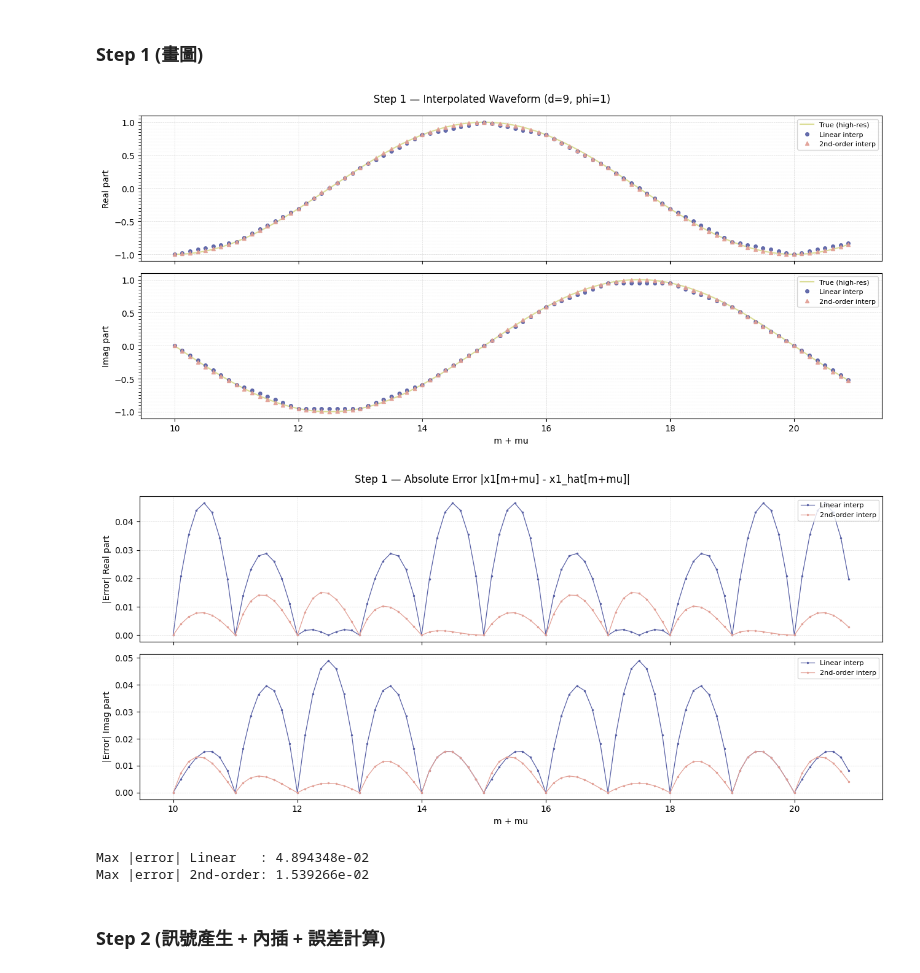
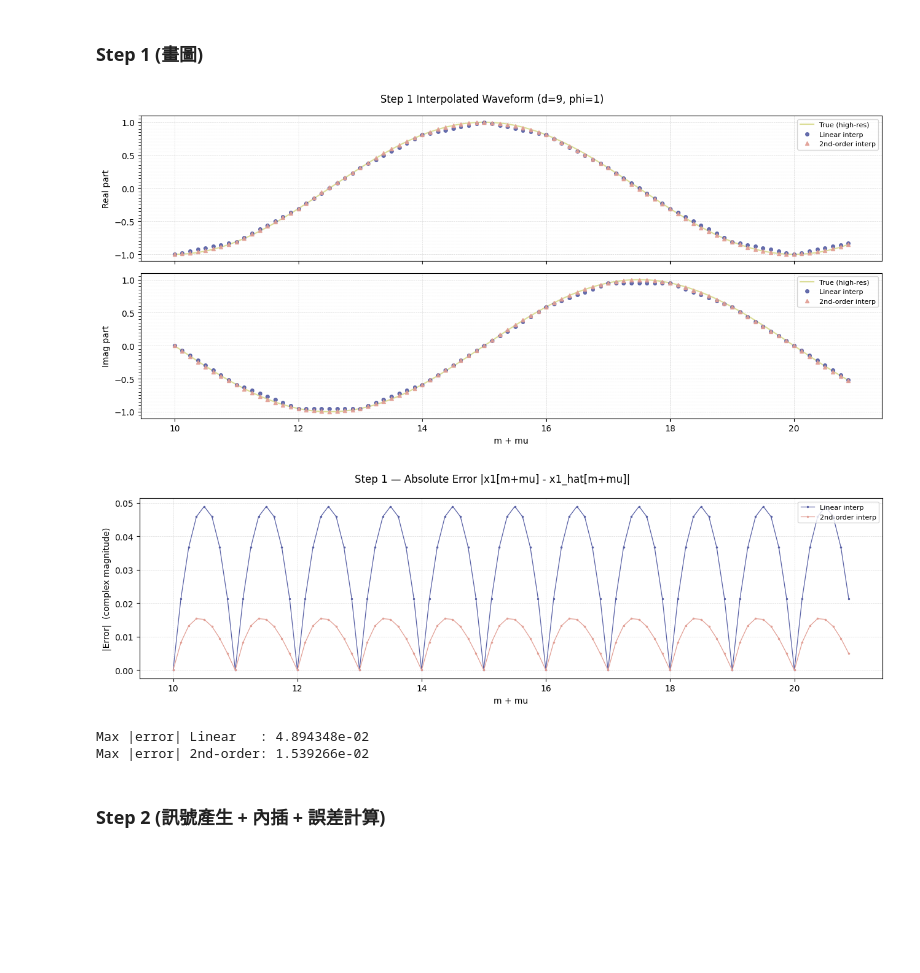
Before and after one commit to akira2963753/DSP-In-VLSI, a Jupyter notebook: HW3-Interpolator/HW3.ipynb, the cells around one changed output. Cells and saved outputs as stored; diff of their text form; code cells hidden in the pictures; blank space fills up the shorter version.

```diff
--- a/HW3-Interpolator/HW3.ipynb
+++ b/HW3-Interpolator/HW3.ipynb
@@ -72,67 +72,57 @@ true_fine = x1_true(t_fine)
 # %% [markdown]
 ### Step 1 (畫圖)
 # %%
-# Cell 3 - 畫圖
+# Cell 3 - 繪圖
 
-# 配色 (學術風格)
-COLOR_TRUE   = "#DBDD97"   # 真實曲線
+# 顏色 (定義顏色)
+COLOR_TRUE   = "#DBDD97"   # 參考高精度
 COLOR_LINEAR = "#5860A5"   # linear
 COLOR_SO     = "#E29F95"   # 2nd-order
 
 # 圖 1: 波形 (實部 / 虛部)
 fig1, axes1 = plt.subplots(2, 1, figsize=(13, 6), sharex=True)
-fig1.suptitle('Step 1 — Interpolated Waveform (d=9, phi=1)', fontsize=12)
+fig1.suptitle('Step 1 Interpolated Waveform (d=9, phi=1)', fontsize=12)
 
 for ax, part, label in zip(axes1, [np.real, np.imag], ['Real part', 'Imag part']):
     ax.plot(t_fine, part(true_fine),
             color=COLOR_TRUE, linewidth=1.5, alpha=1.0, label='True (high-res)')
     ax.plot(t_pts, part(lin_out),
             'o', color=COLOR_LINEAR, markersize=4, alpha=0.9, label='Linear interp')
     ax.plot(t_pts, part(so_out),
             '^', color=COLOR_SO, markersize=4, alpha=0.9, label='2nd-order interp')
     ax.set_ylabel(label)
     ax.legend(loc='upper right', fontsize=8)
     ax.yaxis.set_minor_locator(plt.MultipleLocator(0.05))
     ax.tick_params(axis='y', which='minor', length=3)
     ax.grid(True, which='major', linewidth=0.4, linestyle='--', alpha=0.6)
-    ax.grid(True, which='minor', linewidth=0.2, linestyle=':', alpha=0.4)  # minor grid
+    ax.grid(True, which='minor', linewidth=0.2, linestyle=':', alpha=0.4)
 
 axes1[-1].set_xlabel('m + mu')
 fig1.tight_layout()
 plt.show()
 
-# 圖 2: 絕對誤差 (實部 / 虛部)
-fig2, axes2 = plt.subplots(2, 1, figsize=(13, 6), sharex=True)
+# 圖 2: 絕對誤差 (複數模長 = sqrt(real_err^2 + imag_err^2))
+# err_lin / err_so 已在前一 cell 用 np.abs(true_out - interp_out) 計算好
+fig2, ax2 = plt.subplots(1, 1, figsize=(13, 4))
 fig2.suptitle('Step 1 — Absolute Error |x1[m+mu] - x1_hat[m+mu]|', fontsize=12)
 
-err_lin_real = np.abs(true_out.real - lin_out.real)
-err_lin_imag = np.abs(true_out.imag - lin_out.imag)
-err_so_real  = np.abs(true_out.real - so_out.real)
-err_so_imag  = np.abs(true_out.imag - so_out.imag)
+ax2.plot(t_pts, err_lin, '.-', color=COLOR_LINEAR,
+         markersize=3, linewidth=0.9, label='Linear interp')
+ax2.plot(t_pts, err_so,  '.-', color=COLOR_SO,
+         markersize=3, linewidth=0.9, label='2nd-order interp')
+ax2.set_ylabel('|Error|  (complex magnitude)')
+ax2.set_xlabel('m + mu')
+ax2.legend(loc='upper right', fontsize=8)
+ax2.grid(True, linewidth=0.4, linestyle='--', alpha=0.6)
 
-for ax, err_l, err_s, label in zip(
-    axes2,
-    [err_lin_real, err_lin_imag],
-    [err_so_real,  err_so_imag],
-    ['|Error| Real part', '|Error| Imag part']
-):
-    ax.plot(t_pts, err_l, '.-', color=COLOR_LINEAR,
-            markersize=3, linewidth=0.9, label='Linear interp')
-    ax.plot(t_pts, err_s, '.-', color=COLOR_SO,
-            markersize=3, linewidth=0.9, label='2nd-order interp')
-    ax.set_ylabel(label)
-    ax.legend(loc='upper right', fontsize=8)
-    ax.grid(True, linewidth=0.4, linestyle='--', alpha=0.6)
-
-axes2[-1].set_xlabel('m + mu')
 fig2.tight_layout()
 plt.show()
 
 print(f'Max |error| Linear   : {err_lin.max():.6e}')
 print(f'Max |error| 2nd-order: {err_so.max():.6e}')
 # %% [output]
-[figure, old version]
+[figure, new version]
-[figure, old version]
+[figure, new version]
 Max |error| Linear   : 4.894348e-02
 Max |error| 2nd-order: 1.539266e-02
 # %% [markdown]
```
Also changed, not shown: parts of 2 cells of this notebook, 29 other files.
